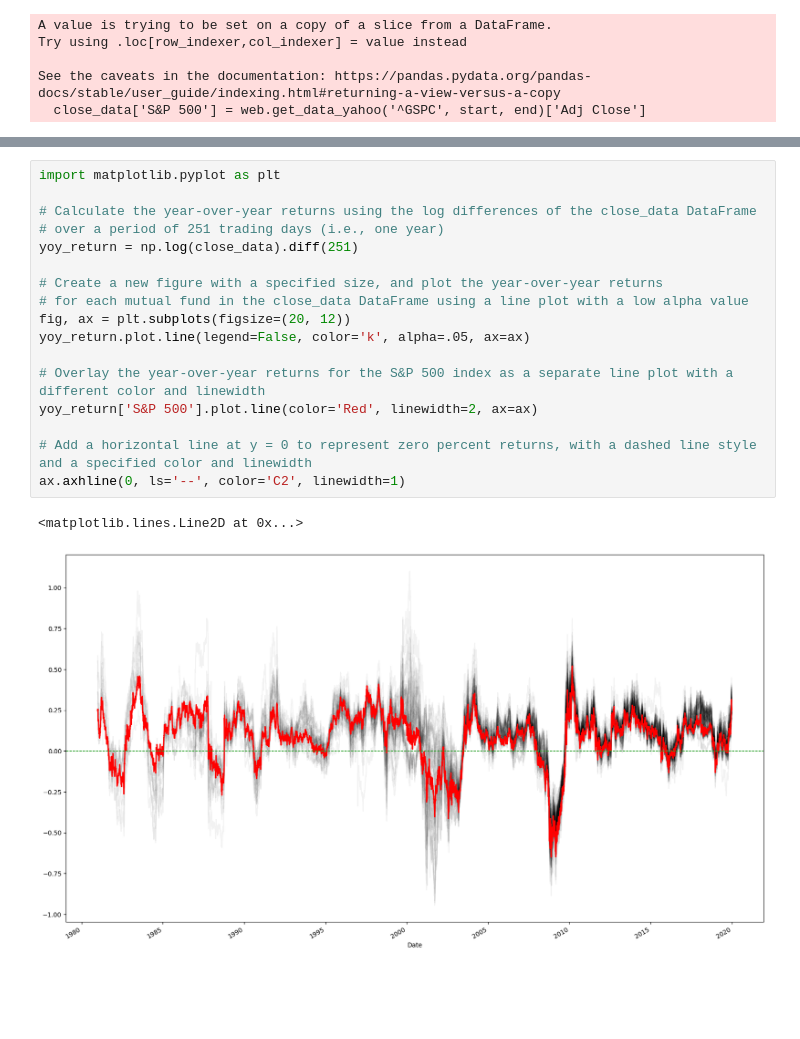
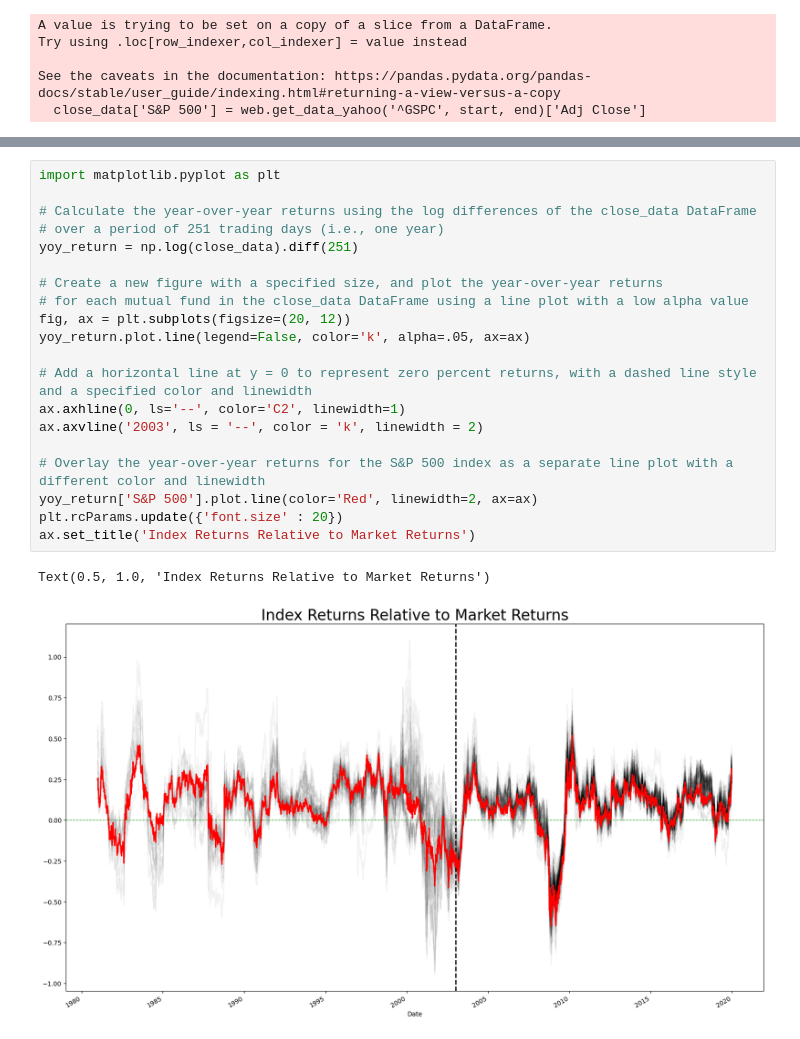
Before and after one commit to Tetteh96/ECON-611-Projects, a Jupyter notebook: Ch6/Project 8.ipynb, the cells around one changed output, grey strips where cells are left out. Saved outputs shown, nothing was run; the diff lists cells and outputs as text; blank space fills up the shorter version.

```diff
--- a/Ch6/Project 8.ipynb
+++ b/Ch6/Project 8.ipynb
@@ -120,20 +129,23 @@ close_data
 # %%
 import matplotlib.pyplot as plt
 
 # Calculate the year-over-year returns using the log differences of the close_data DataFrame
 # over a period of 251 trading days (i.e., one year)
 yoy_return = np.log(close_data).diff(251)
 
 # Create a new figure with a specified size, and plot the year-over-year returns
 # for each mutual fund in the close_data DataFrame using a line plot with a low alpha value
 fig, ax = plt.subplots(figsize=(20, 12))
 yoy_return.plot.line(legend=False, color='k', alpha=.05, ax=ax)
 
+# Add a horizontal line at y = 0 to represent zero percent returns, with a dashed line style and a specified color and linewidth
+ax.axhline(0, ls='--', color='C2', linewidth=1)
+ax.axvline('2003', ls = '--', color = 'k', linewidth = 2)
+
 # Overlay the year-over-year returns for the S&P 500 index as a separate line plot with a different color and linewidth
 yoy_return['S&P 500'].plot.line(color='Red', linewidth=2, ax=ax)
-
-# Add a horizontal line at y = 0 to represent zero percent returns, with a dashed line style and a specified color and linewidth
-ax.axhline(0, ls='--', color='C2', linewidth=1)
+plt.rcParams.update({'font.size' : 20})
+ax.set_title('Index Returns Relative to Market Returns')
 # %% [output]
-<matplotlib.lines.Line2D at 0x...>
+Text(0.5, 1.0, 'Index Returns Relative to Market Returns')
-[figure, old version]
+[figure, new version]
```
Also changed, not shown: parts of 58 cells of this notebook, 1 other file.
